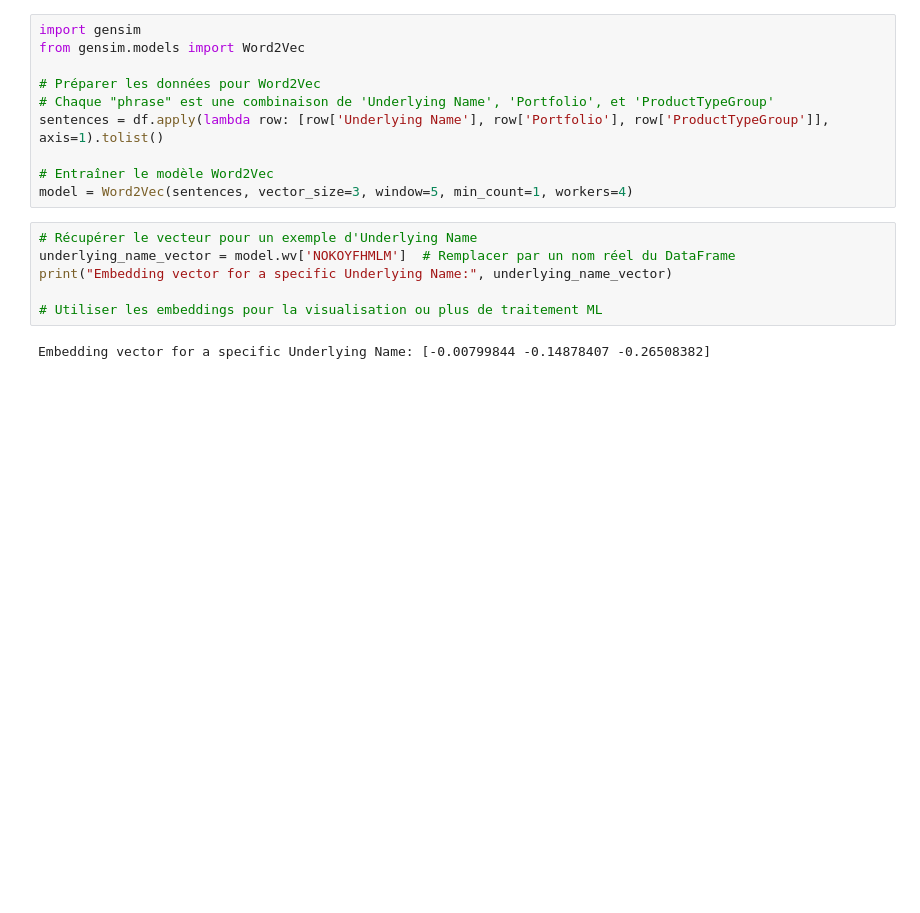
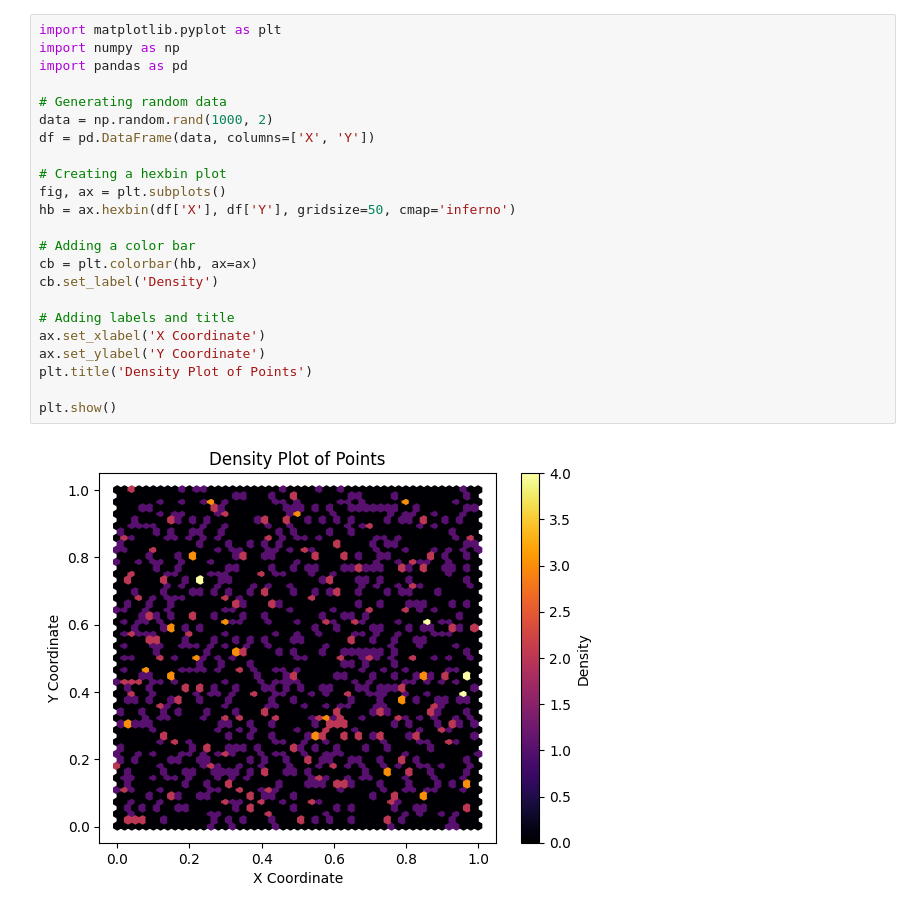
Before and after one commit to malayaan/code1, a Jupyter notebook: try.Ipynb, the cells around one changed output. Cells and saved outputs as stored; diff of their text form; blank space fills up the shorter version.

```diff
--- a/try.Ipynb
+++ b/try.Ipynb
@@ -40,18 +1,25 @@ Nombre de mots uniques dans 'Underlying Name' : 3657
-# %%
-import gensim
-from gensim.models import Word2Vec
-
-# Préparer les données pour Word2Vec
-# Chaque "phrase" est une combinaison de 'Underlying Name', 'Portfolio', et 'ProductTypeGroup'
-sentences = df.apply(lambda row: [row['Underlying Name'], row['Portfolio'], row['ProductTypeGroup']], axis=1).tolist()
-
-# Entraîner le modèle Word2Vec
-model = Word2Vec(sentences, vector_size=3, window=5, min_count=1, workers=4)
-# %%
-# Récupérer le vecteur pour un exemple d'Underlying Name
-underlying_name_vector = model.wv['NOKOYFHMLM']  # Remplacer par un nom réel du DataFrame
-print("Embedding vector for a specific Underlying Name:", underlying_name_vector)
-
-# Utiliser les embeddings pour la visualisation ou plus de traitement ML
-# %% [output]
-Embedding vector for a specific Underlying Name: [-0.00799844 -0.14878407 -0.26508382]
+# %%
+import matplotlib.pyplot as plt
+import numpy as np
+import pandas as pd
+
+# Generating random data
+data = np.random.rand(1000, 2)
+df = pd.DataFrame(data, columns=['X', 'Y'])
+
+# Creating a hexbin plot
+fig, ax = plt.subplots()
+hb = ax.hexbin(df['X'], df['Y'], gridsize=50, cmap='inferno')
+
+# Adding a color bar
+cb = plt.colorbar(hb, ax=ax)
+cb.set_label('Density')
+
+# Adding labels and title
+ax.set_xlabel('X Coordinate')
+ax.set_ylabel('Y Coordinate')
+plt.title('Density Plot of Points')
+
+plt.show()
+# %% [output]
+[figure, added]
```
Also changed, not shown: parts of 1 cell of this notebook.
